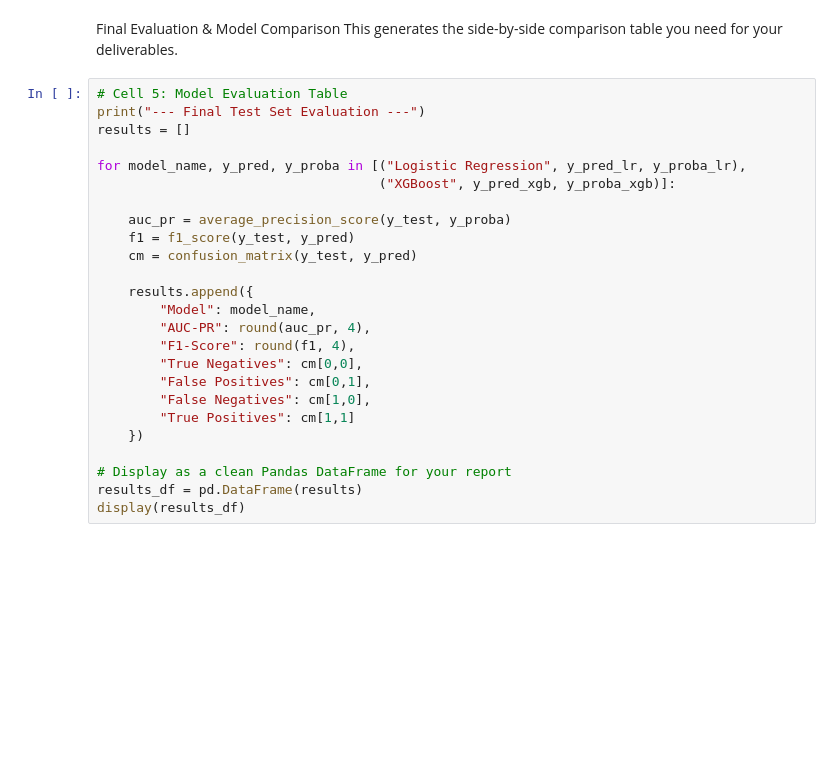
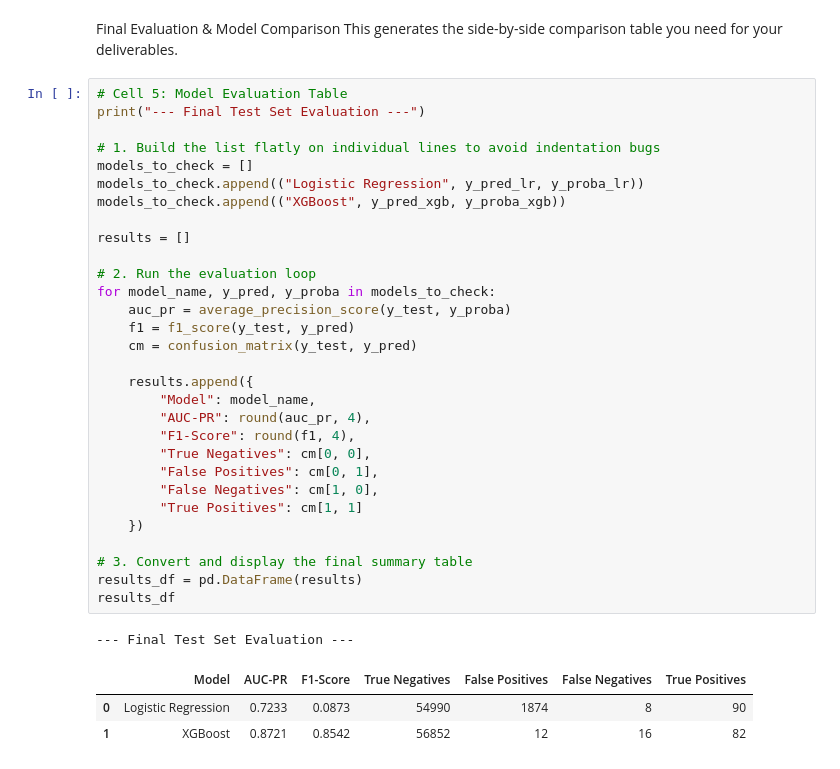
Before and after one commit to Almazt96/Week5_Adey_Innovations_Fraud_Detection, a Jupyter notebook: notebooks/modeling.ipynb, the cells around one changed output. Drawn from its saved outputs; the diff is of its cells as text; blank space fills up the shorter version.

```diff
--- a/notebooks/modeling.ipynb
+++ b/notebooks/modeling.ipynb
@@ -103,25 +115,35 @@ This generates the side-by-side comparison table you need for your deliverables.
 # %%
 # Cell 5: Model Evaluation Table
 print("--- Final Test Set Evaluation ---")
+
+# 1. Build the list flatly on individual lines to avoid indentation bugs
+models_to_check = []
+models_to_check.append(("Logistic Regression", y_pred_lr, y_proba_lr))
+models_to_check.append(("XGBoost", y_pred_xgb, y_proba_xgb))
+
 results = []
 
-for model_name, y_pred, y_proba in [("Logistic Regression", y_pred_lr, y_proba_lr),
-                                    ("XGBoost", y_pred_xgb, y_proba_xgb)]:
-
+# 2. Run the evaluation loop
+for model_name, y_pred, y_proba in models_to_check:
     auc_pr = average_precision_score(y_test, y_proba)
     f1 = f1_score(y_test, y_pred)
     cm = confusion_matrix(y_test, y_pred)
 
     results.append({
         "Model": model_name,
         "AUC-PR": round(auc_pr, 4),
         "F1-Score": round(f1, 4),
-        "True Negatives": cm[0,0],
-        "False Positives": cm[0,1],
-        "False Negatives": cm[1,0],
-        "True Positives": cm[1,1]
+        "True Negatives": cm[0, 0],
+        "False Positives": cm[0, 1],
+        "False Negatives": cm[1, 0],
+        "True Positives": cm[1, 1]
     })
 
-# Display as a clean Pandas DataFrame for your report
+# 3. Convert and display the final summary table
 results_df = pd.DataFrame(results)
-display(results_df)
+results_df
+# %% [output]
+--- Final Test Set Evaluation ---
+|  | Model | AUC-PR | F1-Score | True Negatives | False Positives | False Negatives | True Positives |
+| 0 | Logistic Regression | 0.7233 | 0.0873 | 54990 | 1874 | 8 | 90 |
+| 1 | XGBoost | 0.8721 | 0.8542 | 56852 | 12 | 16 | 82 |
```
Also changed, not shown: parts of 5 cells of this notebook, 1 other file.
